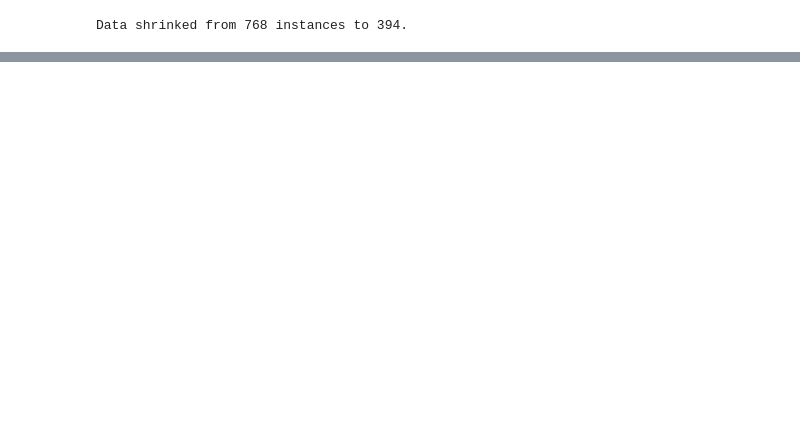
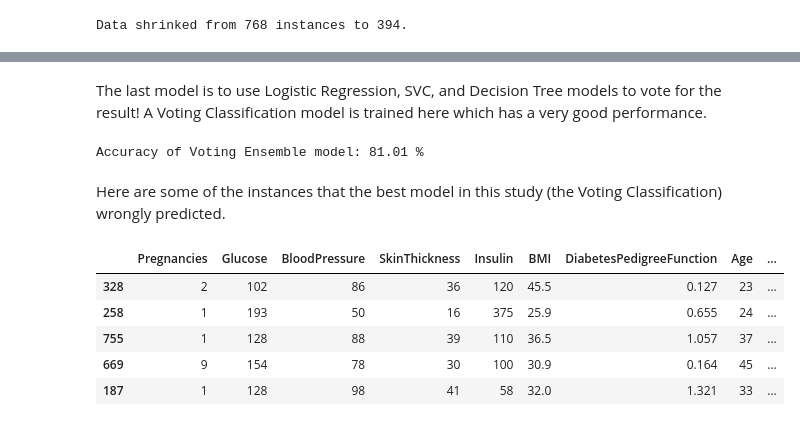
Before and after one commit to Homanloo/ML-Diabetes-Predictor, a Jupyter notebook: diabetes.ipynb, the cells around one changed output, grey strips where cells are left out. Saved outputs shown, nothing was run; the diff lists cells and outputs as text; code cells hidden in the pictures; blank space fills up the shorter version.

```diff
--- a/diabetes.ipynb
+++ b/diabetes.ipynb
@@ -94,0 +207,32 @@ Accuracy of SVC model with RBF kernel: 77.2 %
+# %% [markdown]
+The last model is to use Logistic Regression, SVC, and Decision Tree models to vote for the result! A Voting Classification model is trained here which has a very good performance.
+# %%
+from sklearn.ensemble import VotingClassifier
+
+voting_clf = VotingClassifier(
+    estimators=[
+        ("logreg", logistic_reg),
+        ("svc", svc_rbf),
+        ("tree", best_tree_clf)
+    ],
+    voting='hard'
+)
+voting_clf.fit(train, train_label)
+voting_clf_pred = voting_clf.predict(test)
+voting_clf_accuracy = round((voting_clf_pred == test_label).mean() * 100, 2)
+print(f'Accuracy of Voting Ensemble model: {voting_clf_accuracy} %')
+# %% [output]
+Accuracy of Voting Ensemble model: 81.01 %
+# %% [markdown]
+Here are some of the instances that the best model in this study (the Voting Classification) wrongly predicted.
+# %%
+test_set['VotingPrediction'] = voting_clf_pred
+wrong_predictions = test_set[test_set['Outcome'] != test_set['VotingPrediction']]
+wrong_predictions.head()
+# %% [output]
+|  | Pregnancies | Glucose | BloodPressure | SkinThickness | Insulin | BMI | DiabetesPedigreeFunction | Age | ... |
+| 328 | 2 | 102 | 86 | 36 | 120 | 45.5 | 0.127 | 23 | ... |
+| 258 | 1 | 193 | 50 | 16 | 375 | 25.9 | 0.655 | 24 | ... |
+| 755 | 1 | 128 | 88 | 39 | 110 | 36.5 | 1.057 | 37 | ... |
+| 669 | 9 | 154 | 78 | 30 | 100 | 30.9 | 0.164 | 45 | ... |
+| 187 | 1 | 128 | 98 | 41 | 58 | 32.0 | 1.321 | 33 | ... |
```
Also changed, not shown: parts of 19 cells of this notebook.
